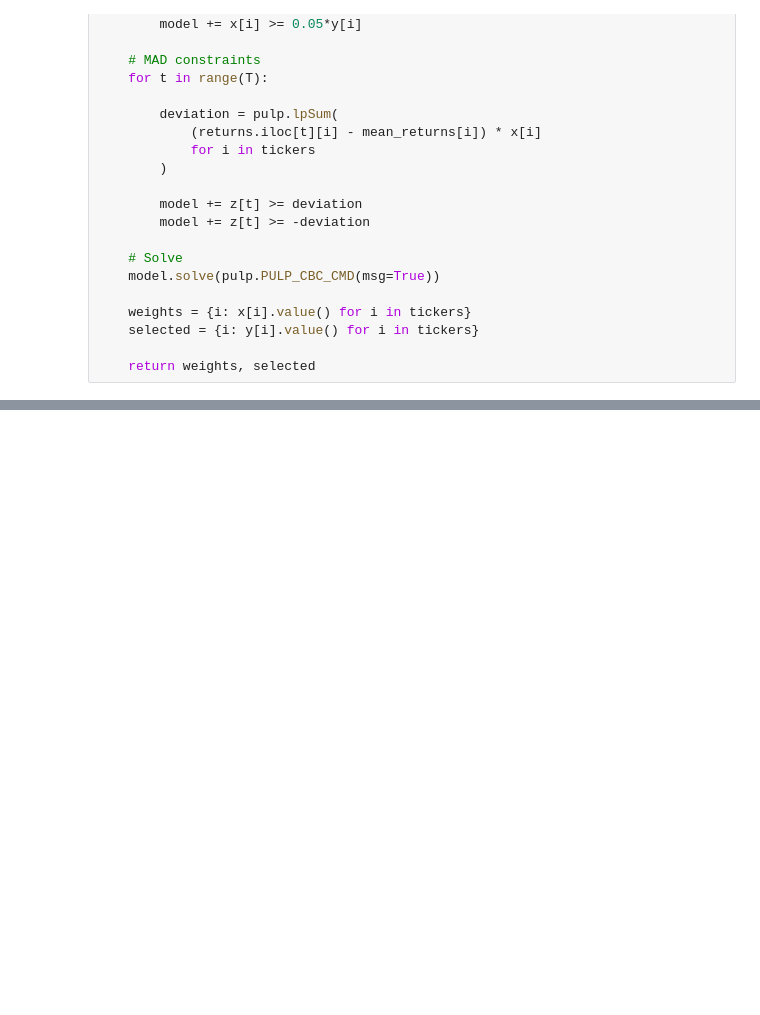
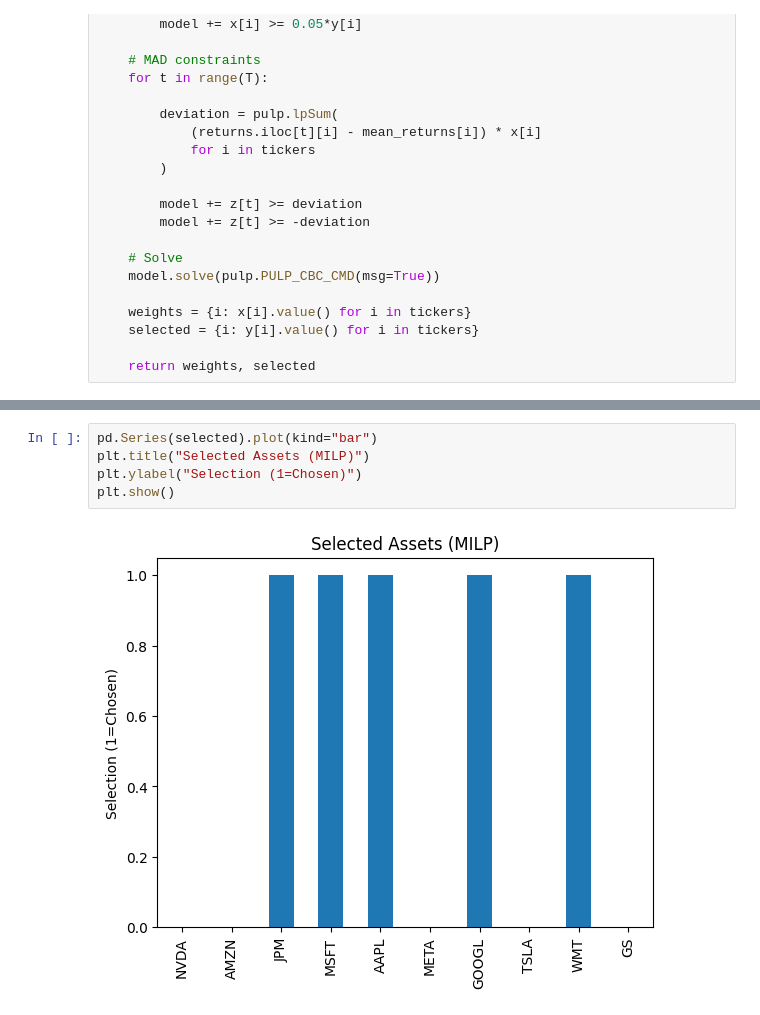
Before and after one commit to ms25940640/OM_Assignment, a Jupyter notebook: E_MILP.ipynb, the cells around one changed output, grey strips where cells are left out. Drawn from its saved outputs; the diff is of its cells as text; blank space fills up the shorter version.

```diff
--- a/E_MILP.ipynb
+++ b/E_MILP.ipynb
@@ -165,0 +255,7 @@ print(selected)
+# %%
+pd.Series(selected).plot(kind="bar")
+plt.title("Selected Assets (MILP)")
+plt.ylabel("Selection (1=Chosen)")
+plt.show()
+# %% [output]
+[figure, added]
```
Also changed, not shown: parts of 11 cells of this notebook.
